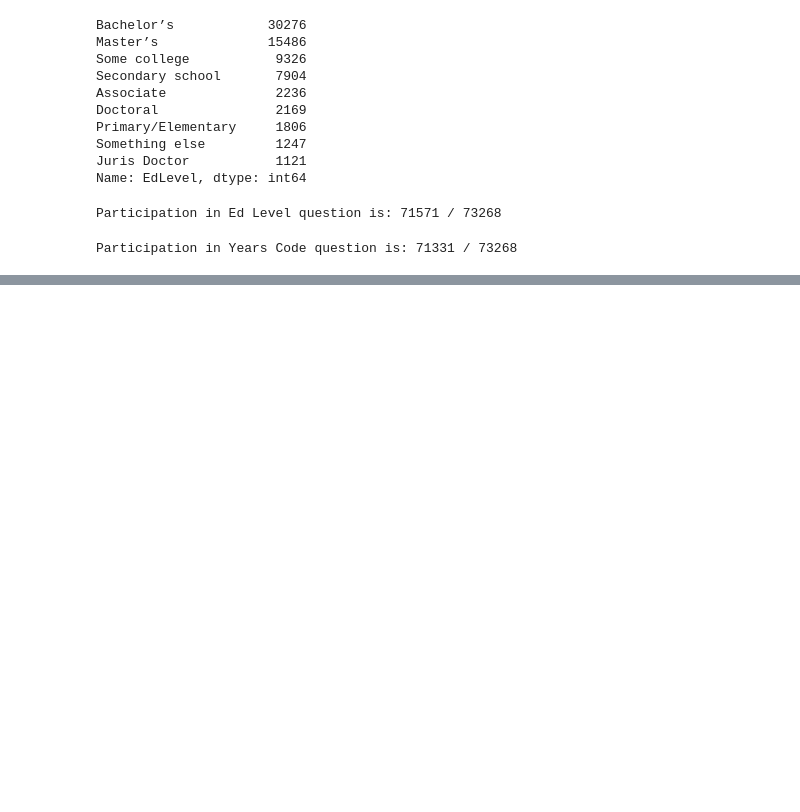
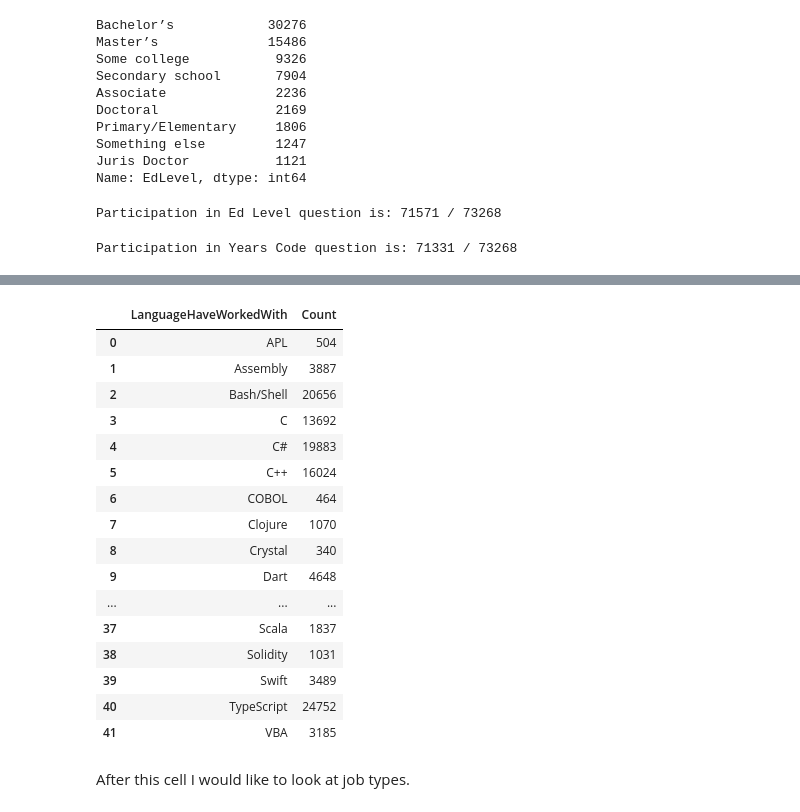
Before and after one commit to Adison-Fryman/SOF-survey-Analysis, a Jupyter notebook: Stack Overflow Data Analysis, WHOLE,age,gender, mental health, devop.ipynb, the cells around one changed output, grey strips where cells are left out. Saved outputs shown, nothing was run; the diff lists cells and outputs as text; code cells hidden in the pictures; blank space fills up the shorter version.

```diff
--- a/Stack Overflow Data Analysis, WHOLE,age,gender, mental health, devop.ipynb
+++ b/Stack Overflow Data Analysis, WHOLE,age,gender, mental health, devop.ipynb
@@ -218,0 +226,22 @@ Participation in Language Have Worked With question is: 70975 / 73268
+# %%
+df_lang
+# %% [output]
+|  | LanguageHaveWorkedWith | Count |
+| 0 | APL | 504 |
+| 1 | Assembly | 3887 |
+| 2 | Bash/Shell | 20656 |
+| 3 | C | 13692 |
+| 4 | C# | 19883 |
+| 5 | C++ | 16024 |
+| 6 | COBOL | 464 |
+| 7 | Clojure | 1070 |
+| 8 | Crystal | 340 |
+| 9 | Dart | 4648 |
+| ... | ... | ... |
+| 37 | Scala | 1837 |
+| 38 | Solidity | 1031 |
+| 39 | Swift | 3489 |
+| 40 | TypeScript | 24752 |
+| 41 | VBA | 3185 |
+# %% [markdown]
+After this cell I would like to look at job types.
```
Also changed, not shown: parts of 36 cells of this notebook, 2 other files.
